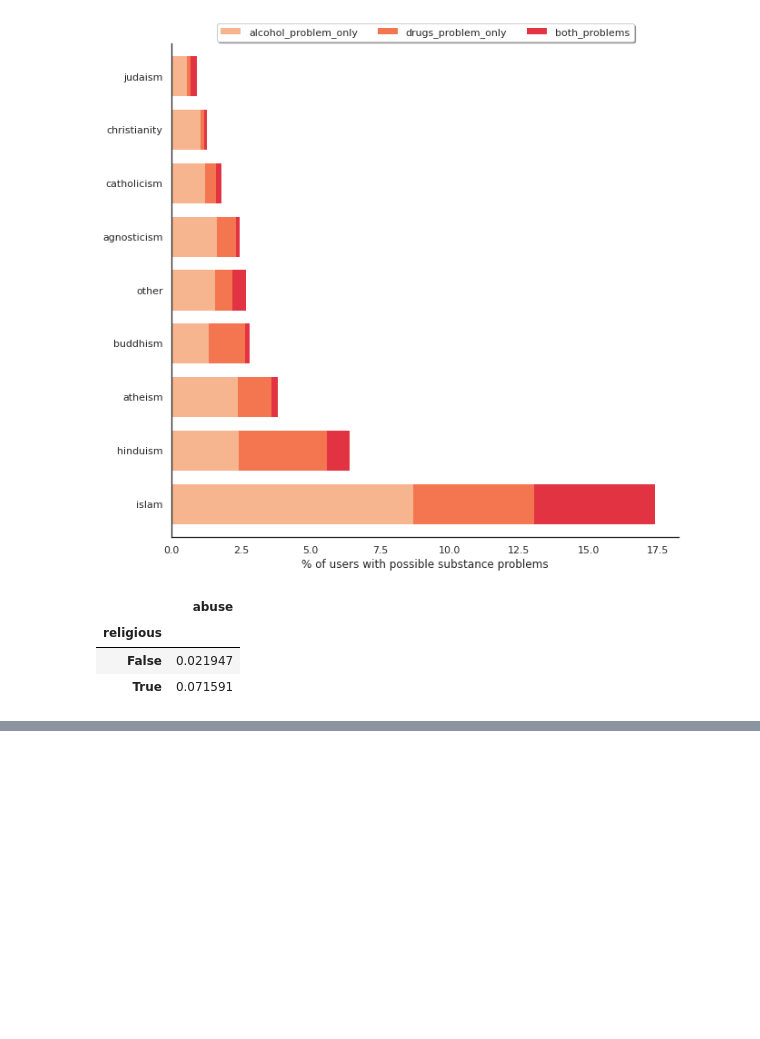
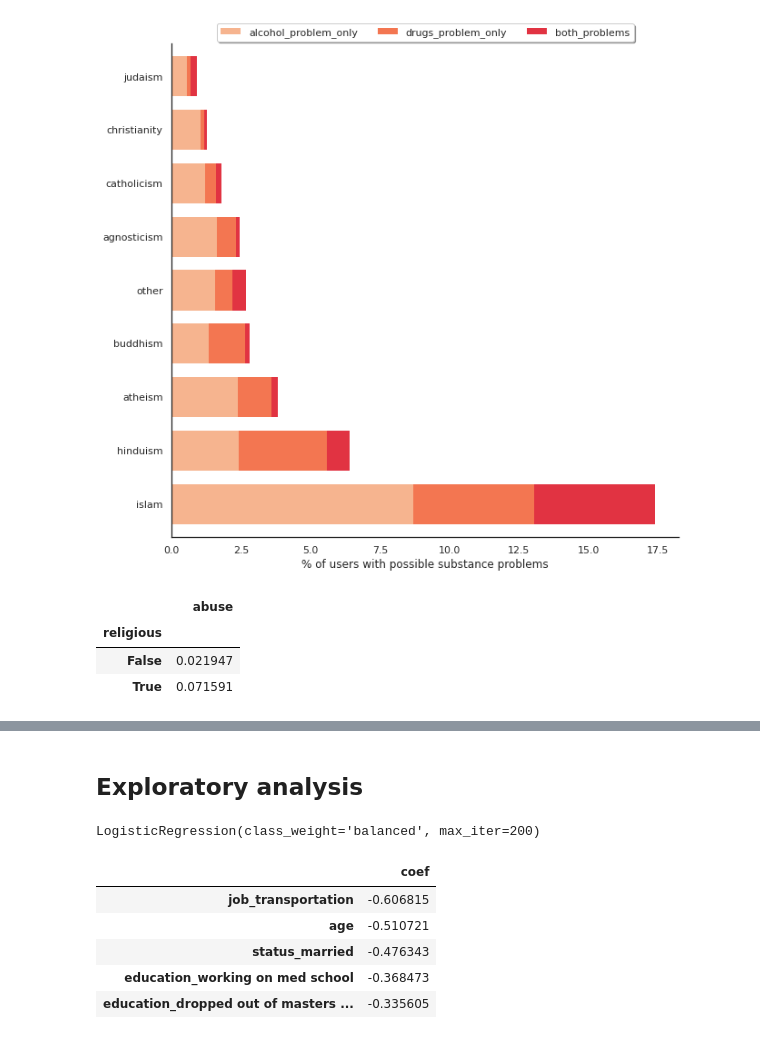
Before and after one commit to brunoarine/substance-problem-study, a Jupyter notebook: notebooks/project.ipynb, the cells around one changed output, grey strips where cells are left out. Drawn from its saved outputs; the diff is of its cells as text; code cells hidden in the pictures; blank space fills up the shorter version.

Commit message:
feat: Exploratory analysis of other relevant features

```diff
--- a/notebooks/project.ipynb
+++ b/notebooks/project.ipynb
@@ -10,7 +10,7 @@ df = pd.read_csv("../data/profiles.csv")
 
 First, let's drop all the columns we won't use.
 # %%
-df.drop(['last_online', 'location', 'sign', 'speaks', "ethnicity"], axis=1, inplace=True)
+df.drop(['last_online', 'location', 'sign', 'speaks', "ethnicity", "height"], axis=1, inplace=True)
 df.drop([f"essay{n}" for n in np.arange(0,10)], axis=1, inplace=True)
 # %% [markdown]
 ## Refactor "diet" variable
@@ -280,0 +266,2 @@ Length: 115, dtype: float64
+# %% [markdown]
+## Exploratory analysis
@@ -280,0 +275,32 @@ Length: 115, dtype: float64
+# %%
+model = LogisticRegression(class_weight="balanced", max_iter=200)
+
+y = df_dummy["abuse"]
+X = df_dummy.drop("abuse", axis=1)
+X.drop(['job',
+        'religion',
+        'status',
+        "has_pets",
+        "alcohol_problem",
+        "drugs_problem",
+       "both_problems",
+       "alcohol_problem_only",
+       "drugs_problem_only"], axis=1, inplace=True)
+
+X_scaled = StandardScaler().fit_transform(X)
+X_train, X_test, y_train, y_test = train_test_split(X_scaled, y, test_size=0.3, random_state=42)
+# %%
+model.fit(X_train, y_train)
+# %% [output]
+LogisticRegression(class_weight='balanced', max_iter=200)
+# %%
+coef_table = pd.DataFrame(model.coef_[0], index=X.columns, columns=["coef"])
+# %%
+coef_table.sort_values("coef").head(5)
+# %% [output]
+|  | coef |
+| job_transportation | -0.606815 |
+| age | -0.510721 |
+| status_married | -0.476343 |
+| education_working on med school | -0.368473 |
+| education_dropped out of masters ... | -0.335605 |
```
Also changed, not shown: parts of 6 cells of this notebook.
